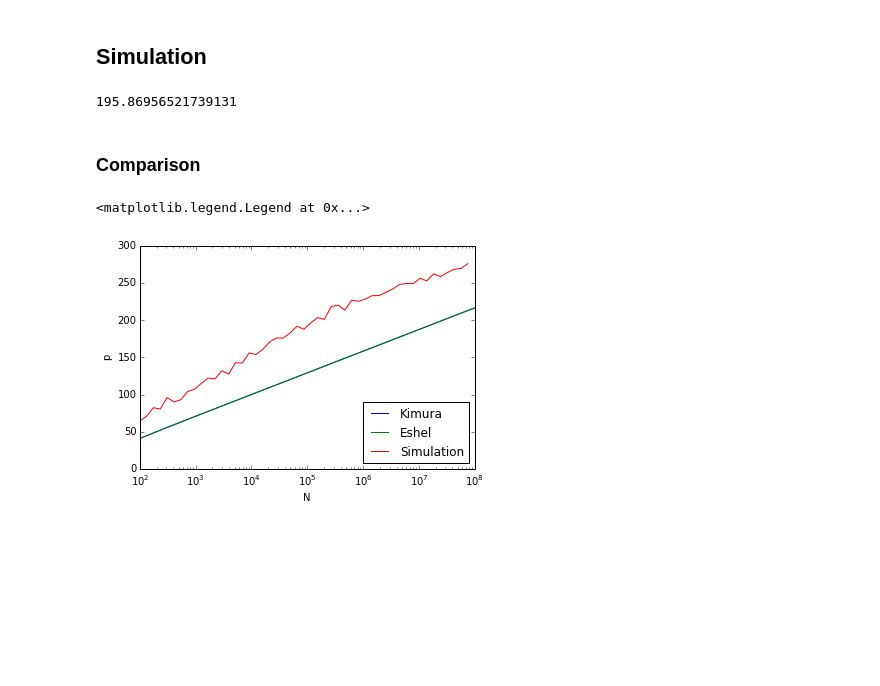
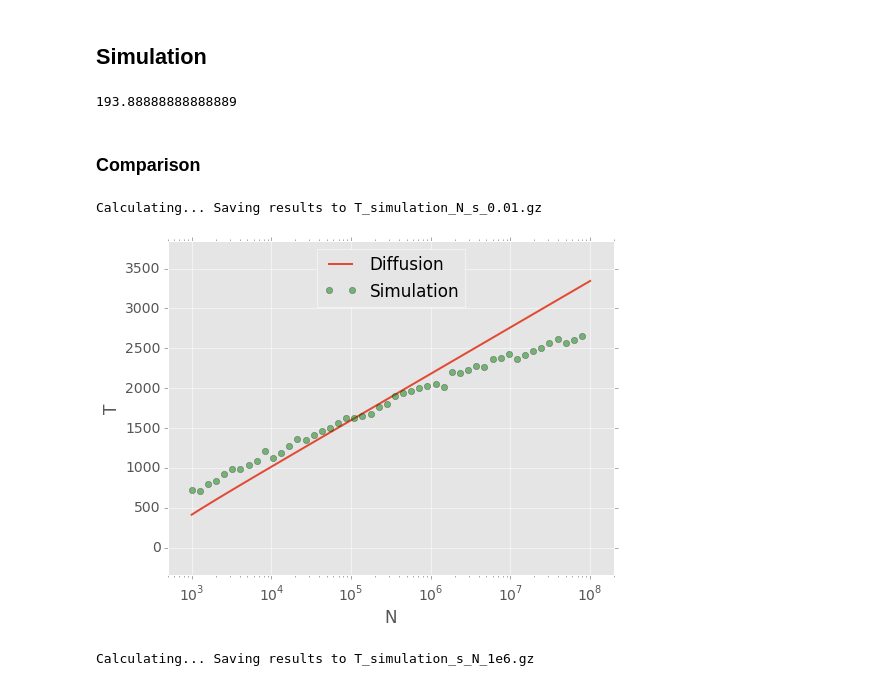
Before and after one commit to yoavram/ipython-notebooks, a Jupyter notebook: Fixation of a beneficial allele.ipynb, the cells around one changed output. Saved outputs shown, nothing was run; the diff lists cells and outputs as text; code cells hidden in the pictures; blank space fills up the shorter version.

```diff
--- a/Fixation of a beneficial allele.ipynb
+++ b/Fixation of a beneficial allele.ipynb
@@ -187,13 +189,24 @@ T_kimura(0.01, 1e5, 1e-5)
 def T_simulation(s,N,x,replicates=100):
     Ts = [simulate_fixation(s, N, 1./N) for _ in range(replicates)]
     return mean([t[1] for t in Ts if t[0]])
+pool['T_simulation'] = T_simulation
 T_simulation(0.1, 1e5, 1e-5)
 # %% [output]
-195.86956521739131
+193.88888888888889
 # %% [markdown]
 ### Comparison
 # %%
-N_range = map(int,logspace(2,8,50))
-s = 0.1
+N_range = map(int,logspace(3,8,50))
+s = 0.01
 # %%
-T_kimura_N =      [T_kimura(s,N,1./N) for N in N_range]
+T_kimura_N    = [T_kimura(s/2, 2*N, 1./(2*N)) for N in N_range]
+# %%
+T_simulation_N = load_or_run("T_simulation_N_s_%g.gz" % s,
+                             lambda: pool.map_sync(lambda s,N: T_simulation(s, N, 1./N, 1000), [s]*len(N_range), N_range),
+                             force_calc=False)
+# %% [output]
+Calculating... Saving results to T_simulation_N_s_0.01.gz
+# %%
+plot_kimura_eshel_simulation(N_range, T_kimura_N, simulation=T_simulation_N, xlabel='N', ylabel='T');
+# %% [output]
+[figure, added]
@@ -202,6 +218,6 @@ T_simulation_N =  [T_simulation(s,N,1./N) for N in N_range]
-# %%
-fig, ax = plot_kimura_eshel_simulation(N_range, T_kimura_N, T_kimura_N, T_simulation_N, 'N', 'T')
-ax.legend(loc=4)
-# %% [output]
-<matplotlib.legend.Legend at 0x...>
-[figure, removed]
+# %%
+T_simulation_s = load_or_run("T_simulation_s_N_1e%d.gz" % log10(N),
+                             lambda: pool.map_sync(lambda s,N: T_simulation(s, N, 1./N, 1000), s_range, [N]*len(s_range)),
+                             force_calc=False)
+# %% [output]
+Calculating... Saving results to T_simulation_s_N_1e6.gz
```
Also changed, not shown: parts of 11 cells of this notebook.
